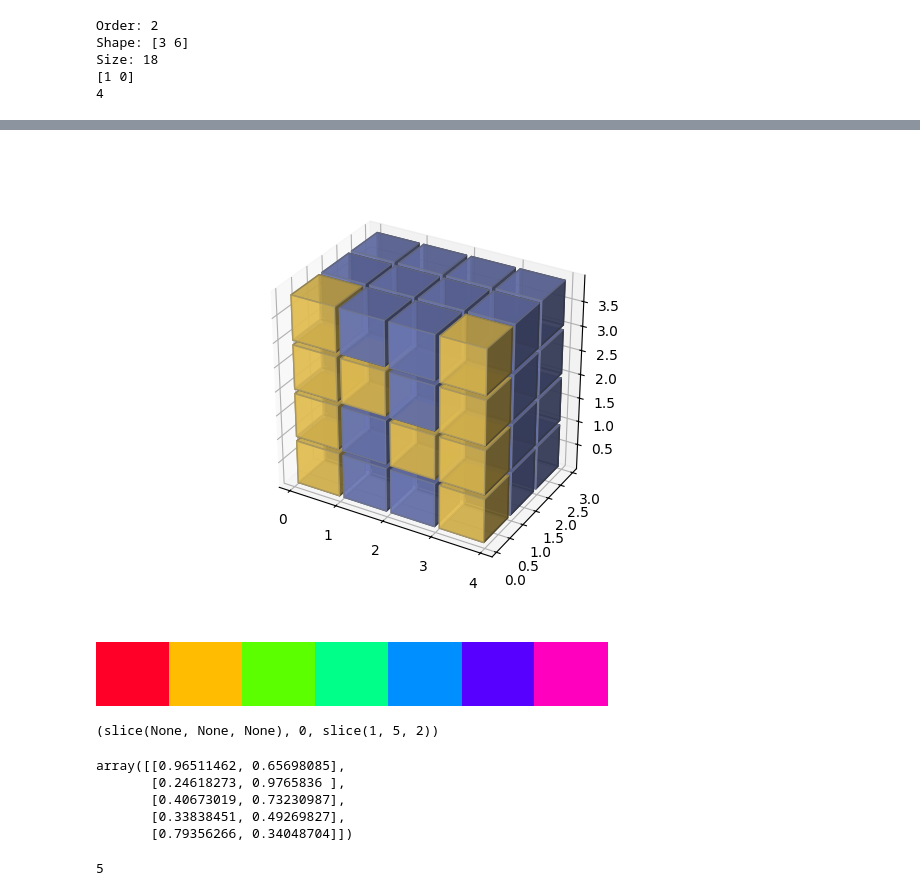
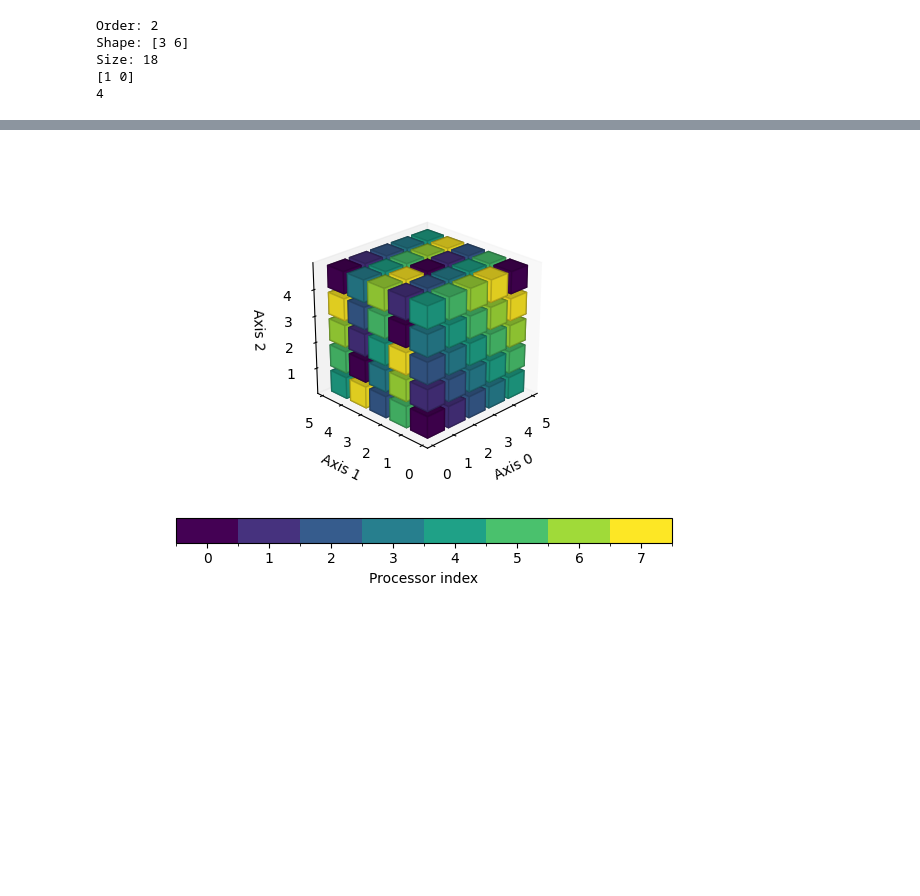
Before and after one commit to JuanPedroGHM/tensor_dist_viz, a Jupyter notebook: basics.ipynb, the cells around one changed output, grey strips where cells are left out. Drawn from its saved outputs; the diff is of its cells as text; code cells hidden in the pictures; blank space fills up the shorter version.

```diff
--- a/basics.ipynb
+++ b/basics.ipynb
@@ -61,64 +61,8 @@ plotTensor2D(tensor, d)
-# %%
-%matplotlib widget
-import matplotlib.pyplot as plt
-import numpy as np
-
-
-def explode(data):
-    size = np.array(data.shape)*2
-    data_e = np.zeros(size - 1, dtype=data.dtype)
-    data_e[::2, ::2, ::2] = data
-    return data_e
-
-# build up the numpy logo
-n_voxels = np.zeros((4, 3, 4), dtype=bool)
-n_voxels[0, 0, :] = True
-n_voxels[-1, 0, :] = True
-n_voxels[1, 0, 2] = True
-n_voxels[2, 0, 1] = True
-facecolors = np.where(n_voxels, '#FFD65DC0', '#7A88CCC0')
-edgecolors = np.where(n_voxels, '#BFAB6E', '#7D84A6')
-filled = np.ones(n_voxels.shape)
-
-# upscale the above voxel image, leaving gaps
-filled_2 = explode(filled)
-fcolors_2 = explode(facecolors)
-ecolors_2 = explode(edgecolors)
-
-# Shrink the gaps
-x, y, z = np.indices(np.array(filled_2.shape) + 1).astype(float) // 2
-x[0::2, :, :] += 0.05
-y[:, 0::2, :] += 0.05
-z[:, :, 0::2] += 0.05
-x[1::2, :, :] += 0.95
-y[:, 1::2, :] += 0.95
-z[:, :, 1::2] += 0.95
-
-ax = plt.figure().add_subplot(projection='3d')
-ax.voxels(x, y, z, filled_2, facecolors=fcolors_2, edgecolors=ecolors_2)
-ax.set_aspect('equal')
-
-plt.show()
-# %% [output]
-[figure, removed]
-# %%
-import matplotlib as mpl
-mpl.colormaps["gist_rainbow"].resampled(7)
-# %% [output]
-[figure, removed]
-# %%
-x = np.random.random((5, 5 ,5))
-a = (slice(None), 0, slice(1, 5, 2))
-print(a)
-x[a]
-# %% [output]
-(slice(None, None, None), 0, slice(1, 5, 2))
-array([[0.96511462, 0.65698085],
-       [0.24618273, 0.9765836 ],
-       [0.40673019, 0.73230987],
-       [0.33838451, 0.49269827],
-       [0.79356266, 0.34048704]])
-# %%
-11 // 2
-# %% [output]
-5
+# %%
+%matplotlib widget
+tensor = Tensor((5,5,5))
+dist = TileDist(8, 1)
+#dist = BlockDist(5, 0)
+plotTensor3D(tensor, dist)
+# %% [output]
+[figure, added]
```
Also changed, not shown: parts of 6 cells of this notebook, 1 other file.
